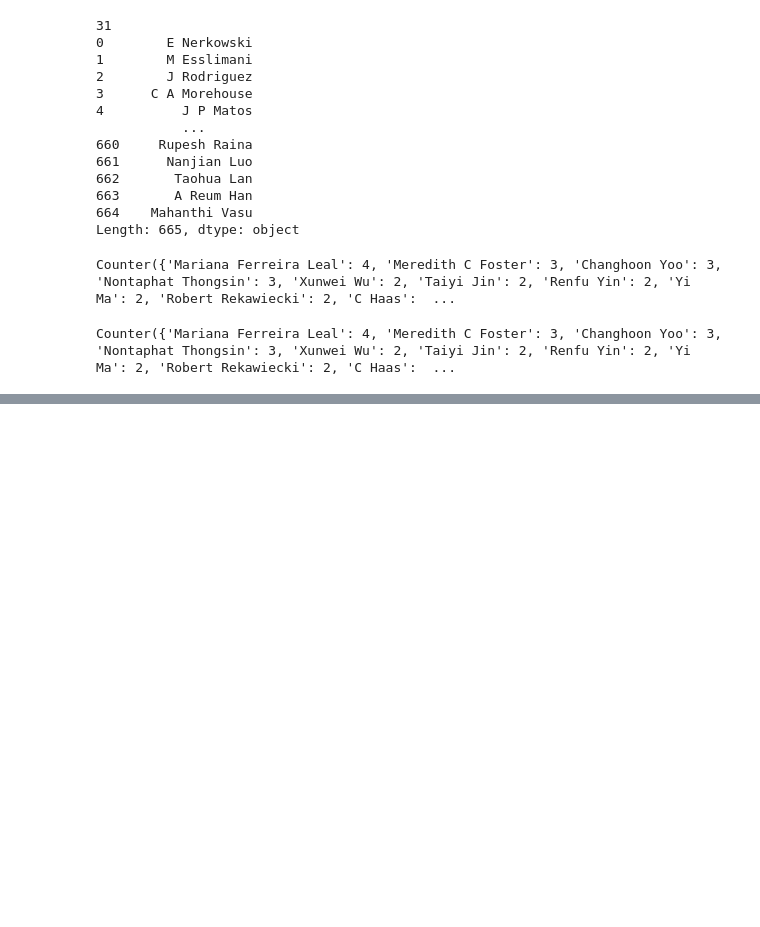
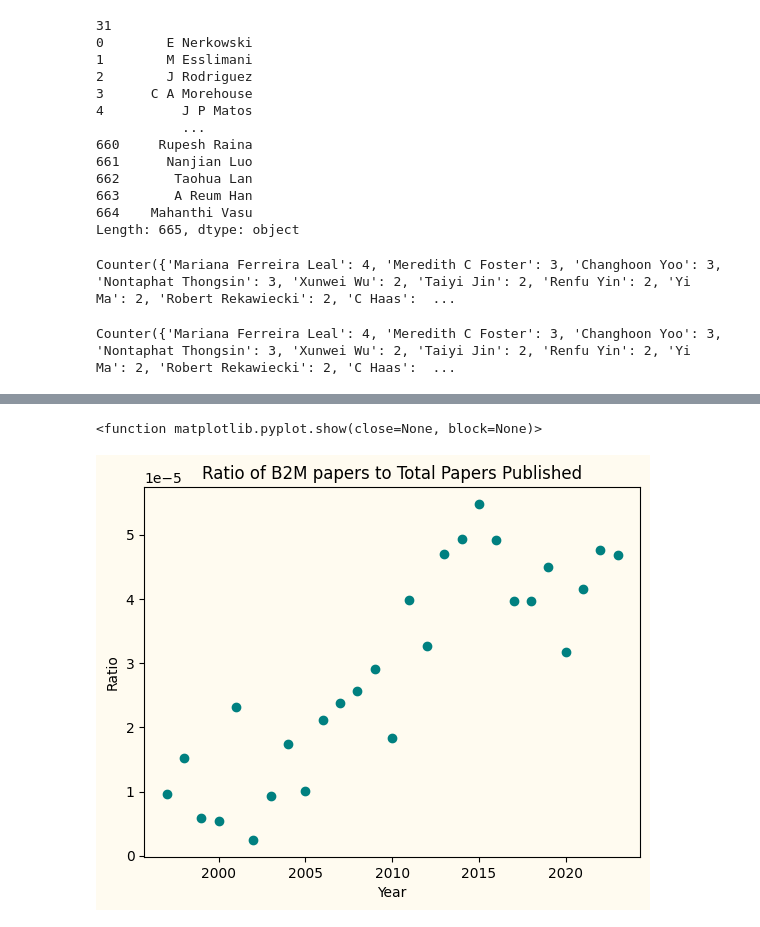
Before and after one commit to CMR01/Skills-Assessment-2, a Jupyter notebook: Skills_2.ipynb, the cells around one changed output, grey strips where cells are left out. Cells and saved outputs as stored; diff of their text form; code cells hidden in the pictures; blank space fills up the shorter version.

```diff
--- a/Skills_2.ipynb
+++ b/Skills_2.ipynb
@@ -83,0 +179,3 @@ auth_data = pd.read_csv('/Users/callumrobinson/Documents/Masters/Skills/Group 2/
+# %%
+#Ratio calculation
+year_ratio = b2m_year_data.Count.div(pub_year_data.Count)
@@ -83,0 +202,17 @@ auth_data = pd.read_csv('/Users/callumrobinson/Documents/Masters/Skills/Group 2/
+# %%
+#plot for above data
+fig = plt.figure()  #Setting colour to match presentation
+fig.patch.set_facecolor('#fffbf0')
+ax = plt.axes()
+ax.set_facecolor('#fffbf0')
+
+plt.scatter(pub_year_data['Year'], year_ratio, color = 'teal') #Plot
+
+plt.xlabel('Year') # Labels
+plt.ylabel('Ratio')
+plt.title('Ratio of B2M papers to Total Papers Published')
+
+plt.show
+# %% [output]
+<function matplotlib.pyplot.show(close=None, block=None)>
+[figure, added]
```
Also changed, not shown: parts of 8 cells of this notebook.
